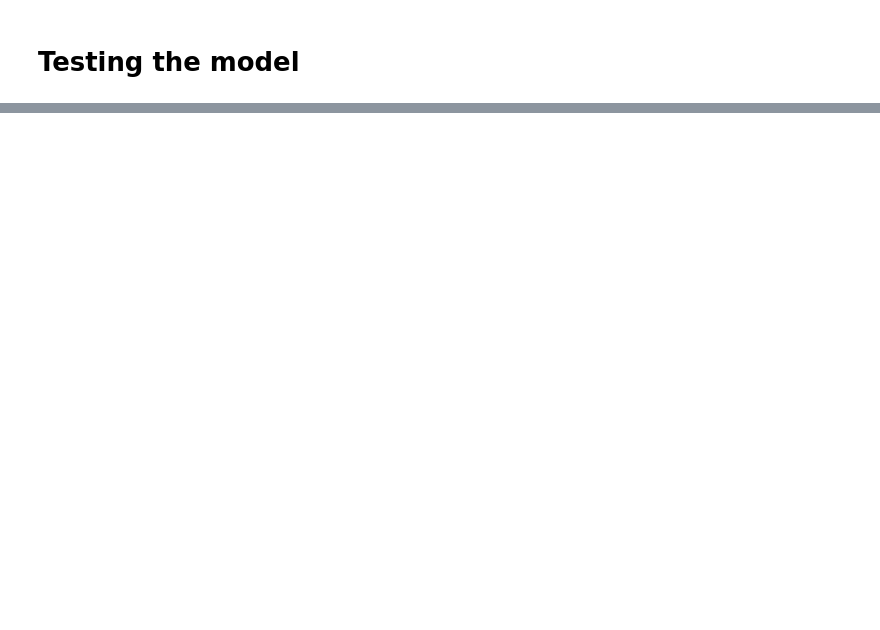
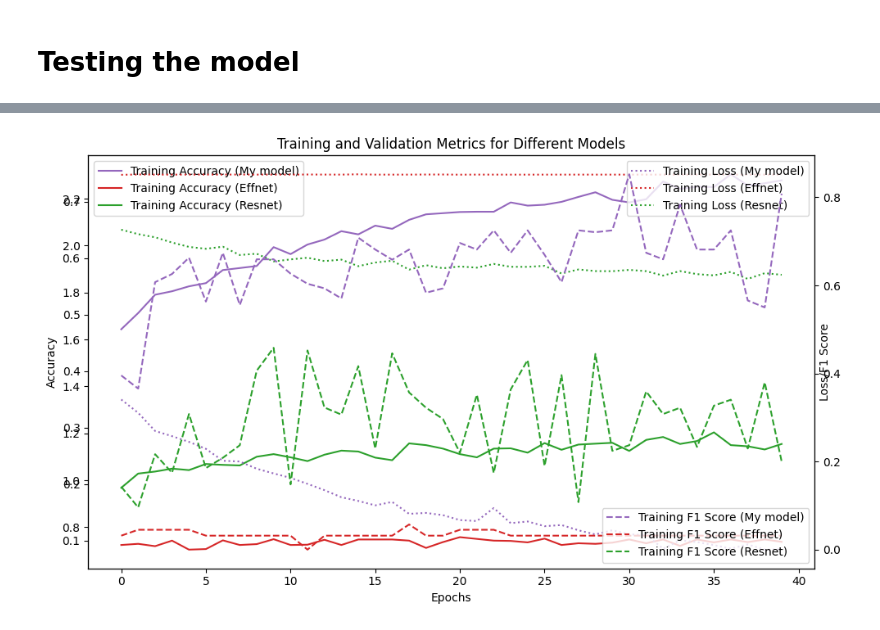
Before and after one commit to Pukazec/ComputerVision, a Jupyter notebook: myCode.ipynb, the cells around one changed output, grey strips where cells are left out. Cells and saved outputs as stored; diff of their text form; code cells hidden in the pictures; blank space fills up the shorter version.

```diff
--- a/myCode.ipynb
+++ b/myCode.ipynb
@@ -120,0 +147,20 @@ Epoch 20: saving model to training_1/cp.weights.h5
+# %%
+# Load the pre-trained ResNet50 model without the top classification layer
+base_resnet = ResNet50(weights='imagenet', include_top=False, input_shape=(img_size, img_size, 3))
+
+base_resnet.trainable = False
+
+# Add custom layers on top of the base model
+x = GlobalAveragePooling2D()(base_resnet.output)
+x = Dropout(0.5)(x)
+x = Dense(64, activation='relu')(x)
+output_resnet = Dense(class_names_len, activation='softmax')(x)
+
+# Create the final model
+model_resnet = Model(inputs=base_resnet.input, outputs=output_resnet)
+
+# Compile the model
+model_resnet.compile(optimizer='Adam',
+                loss='categorical_crossentropy',
+                metrics=['accuracy'])
+metrics_resnet = Metrics(validation_data)
@@ -150,0 +221,43 @@ plt.show()
+# %%
+metrics_to_plot = ['accuracy', 'loss']
+
+fig, ax1 = plt.subplots(figsize=(10, 6))
+colors = ['tab:purple', 'tab:red', 'tab:green']
+
+# Plot accuracy
+for idx, (label, history, train_f1s, val_f1s) in enumerate(histories):
+    color = colors[idx]
+    ax1.plot(history.history['accuracy'], label=f'Training Accuracy ({label})', color=color)
+
+ax1.set_xlabel('Epochs')
+ax1.set_ylabel('Accuracy')
+ax1.tick_params(axis='y')
+ax1.legend(loc='upper left')
+
+# Create a second y-axis to plot training and validation loss
+ax2 = ax1.twinx()
+
+# Plot loss
+for idx, (label, history, train_f1s, val_f1s) in enumerate(histories):
+    color = colors[idx]
+    ax2.plot(history.history['loss'], label=f'Training Loss ({label})', color=color, linestyle='dotted')
+
+ax2.set_ylabel('Loss/F1 Score')
+ax2.tick_params(axis='y')
+ax2.legend(loc='upper right')
+
+ax3 = ax2.twinx()
+
+for idx, (label, history, train_f1s, val_f1s) in enumerate(histories):
+    color = colors[idx]
+    ax3.plot(train_f1s, label=f'Training F1 Score ({label})', color=color, linestyle='dashed')
+
+ax3.set_xlabel('Epochs')
+ax3.tick_params(axis='y')
+ax3.legend(loc='lower right')
+
+# Title for the entire plot
+plt.title('Training and Validation Metrics for Different Models')
+plt.tight_layout()
+# %% [output]
+[figure, added]
```
Also changed, not shown: parts of 21 cells of this notebook, 2 other files.
